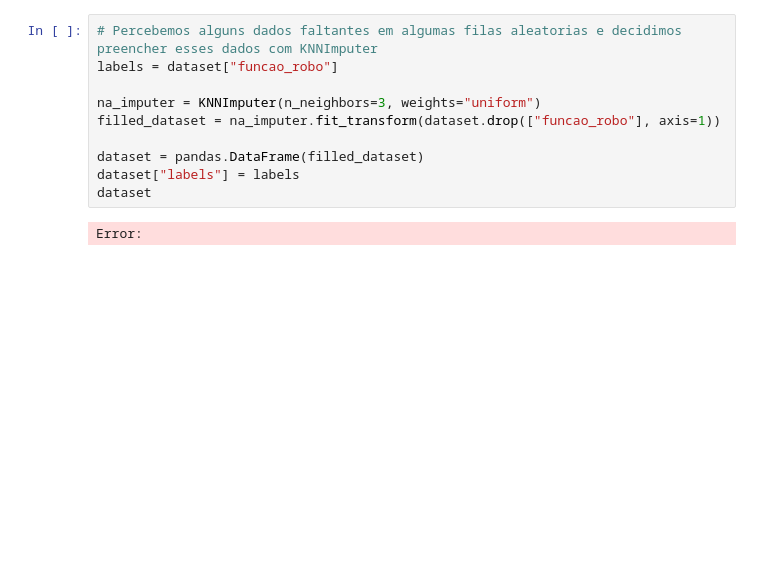
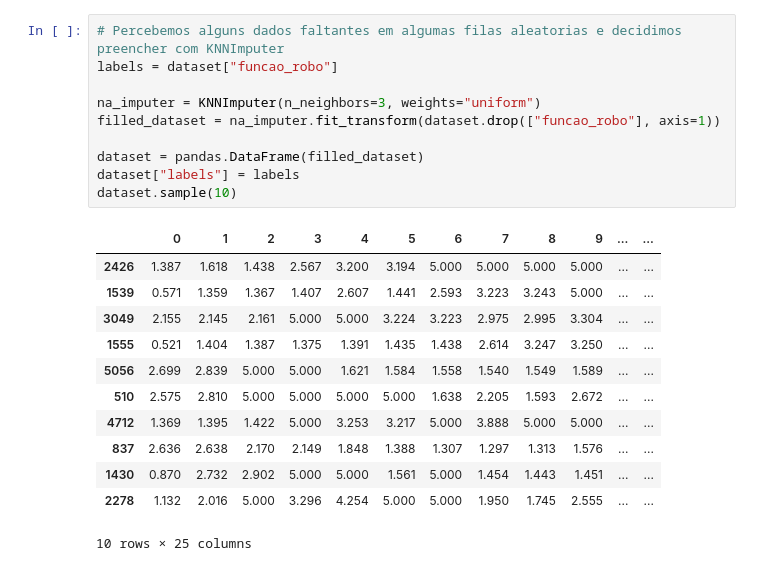
Before and after one commit to cesarnorena/fiap, a Jupyter notebook: machine-learning/global-solution-02/global_solution_02.ipynb, the cells around one changed output. Drawn from its saved outputs; the diff is of its cells as text; blank space fills up the shorter version.

```diff
--- a/machine-learning/global-solution-02/global_solution_02.ipynb
+++ b/machine-learning/global-solution-02/global_solution_02.ipynb
@@ -42,15 +83,26 @@ Error:
 # %%
-# Percebemos alguns dados faltantes em algumas filas aleatorias e decidimos preencher esses dados com KNNImputer
+# Percebemos alguns dados faltantes em algumas filas aleatorias e decidimos preencher com KNNImputer
 labels = dataset["funcao_robo"]
 
 na_imputer = KNNImputer(n_neighbors=3, weights="uniform")
 filled_dataset = na_imputer.fit_transform(dataset.drop(["funcao_robo"], axis=1))
 
 dataset = pandas.DataFrame(filled_dataset)
 dataset["labels"] = labels
-dataset
+dataset.sample(10)
 # %% [output]
+|  | 0 | 1 | 2 | 3 | 4 | 5 | 6 | 7 | 8 | 9 | ... | ... |
+| 2426 | 1.387 | 1.618 | 1.438 | 2.567 | 3.200 | 3.194 | 5.000 | 5.000 | 5.000 | 5.000 | ... | ... |
+| 1539 | 0.571 | 1.359 | 1.367 | 1.407 | 2.607 | 1.441 | 2.593 | 3.223 | 3.243 | 5.000 | ... | ... |
+| 3049 | 2.155 | 2.145 | 2.161 | 5.000 | 5.000 | 3.224 | 3.223 | 2.975 | 2.995 | 3.304 | ... | ... |
+| 1555 | 0.521 | 1.404 | 1.387 | 1.375 | 1.391 | 1.435 | 1.438 | 2.614 | 3.247 | 3.250 | ... | ... |
+| 5056 | 2.699 | 2.839 | 5.000 | 5.000 | 1.621 | 1.584 | 1.558 | 1.540 | 1.549 | 1.589 | ... | ... |
+| 510 | 2.575 | 2.810 | 5.000 | 5.000 | 5.000 | 5.000 | 1.638 | 2.205 | 1.593 | 2.672 | ... | ... |
+| 4712 | 1.369 | 1.395 | 1.422 | 5.000 | 3.253 | 3.217 | 5.000 | 3.888 | 5.000 | 5.000 | ... | ... |
+| 837 | 2.636 | 2.638 | 2.170 | 2.149 | 1.848 | 1.388 | 1.307 | 1.297 | 1.313 | 1.576 | ... | ... |
+| 1430 | 0.870 | 2.732 | 2.902 | 5.000 | 5.000 | 1.561 | 5.000 | 1.454 | 1.443 | 1.451 | ... | ... |
+| 2278 | 1.132 | 2.016 | 5.000 | 3.296 | 4.254 | 5.000 | 5.000 | 1.950 | 1.745 | 2.555 | ... | ... |
-Error:
+10 rows × 25 columns
 # %%
 # Agora não temos mais dados faltantes S2
 dataset.info()
```
Also changed, not shown: parts of 44 cells of this notebook.
